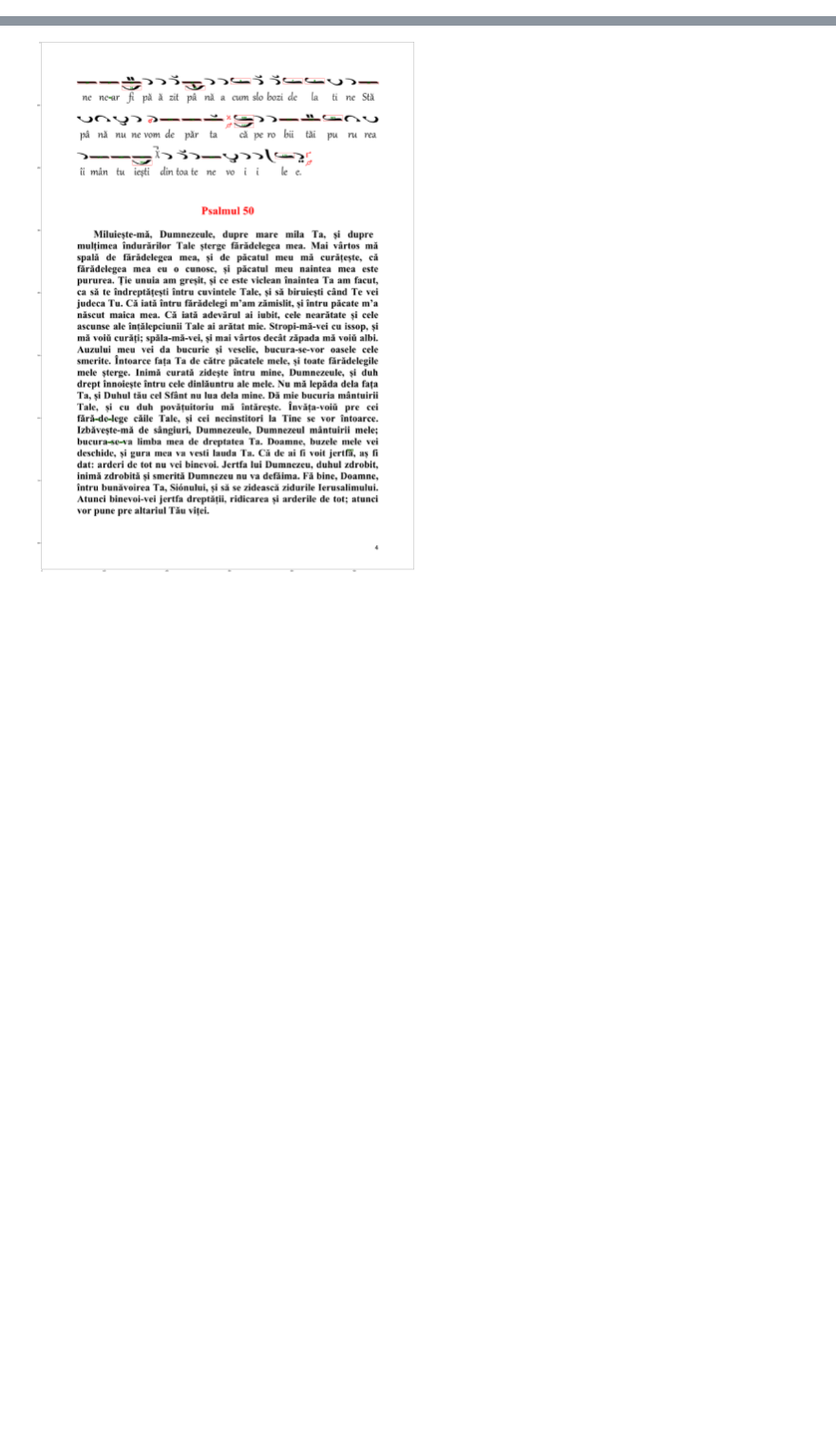
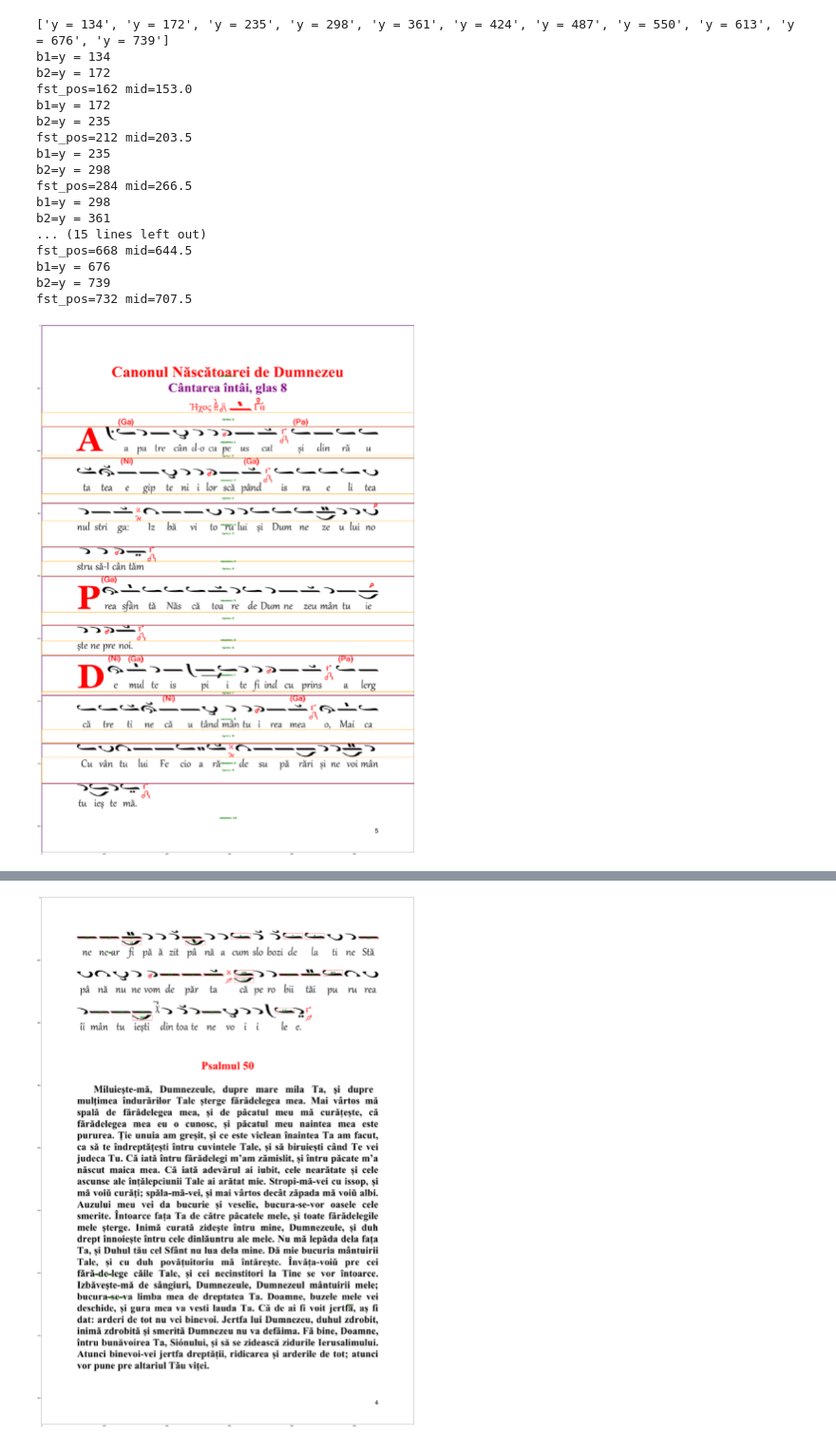
Before and after one commit to stoianmihail/Metapsaltiki, a Jupyter notebook: CC.ipynb, the cells around one changed output, grey strips where cells are left out. Shown at 95% size. Saved outputs shown, nothing was run; the diff lists cells and outputs as text; code cells hidden in the pictures; blank space fills up the shorter version.

```diff
--- a/CC.ipynb
+++ b/CC.ipynb
@@ -20,3 +10,24 @@ baselines
+# %%
+sheet[4].plot_full_baselines()
+# %% [output]
+['y = 134', 'y = 172', 'y = 235', 'y = 298', 'y = 361', 'y = 424', 'y = 487', 'y = 550', 'y = 613', 'y = 676', 'y = 739']
+b1=y = 134
+b2=y = 172
+fst_pos=162 mid=153.0
+b1=y = 172
+b2=y = 235
+fst_pos=212 mid=203.5
+b1=y = 235
+b2=y = 298
+fst_pos=284 mid=266.5
+b1=y = 298
+b2=y = 361
+... (15 lines left out)
+fst_pos=668 mid=644.5
+b1=y = 676
+b2=y = 739
+fst_pos=732 mid=707.5
+[figure, added]
 # %%
 print(sheet.oligon_width)
 sheet[24].plot_horizontal_projection()
```
Also changed, not shown: parts of 5 cells of this notebook, 1 other file.
